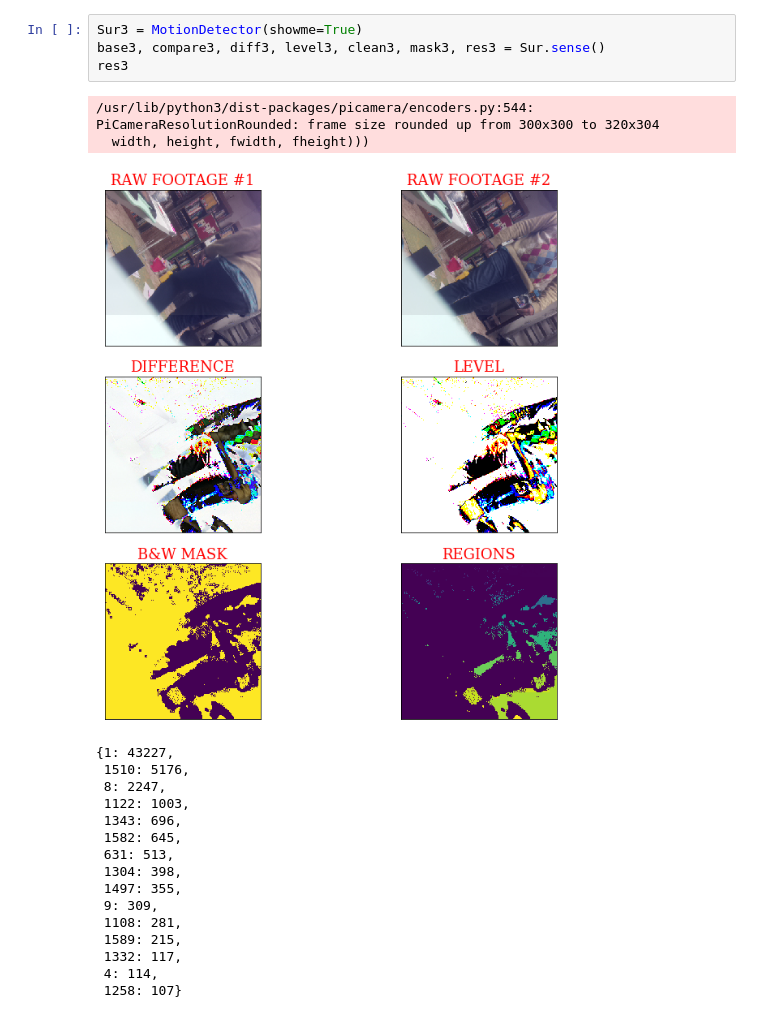
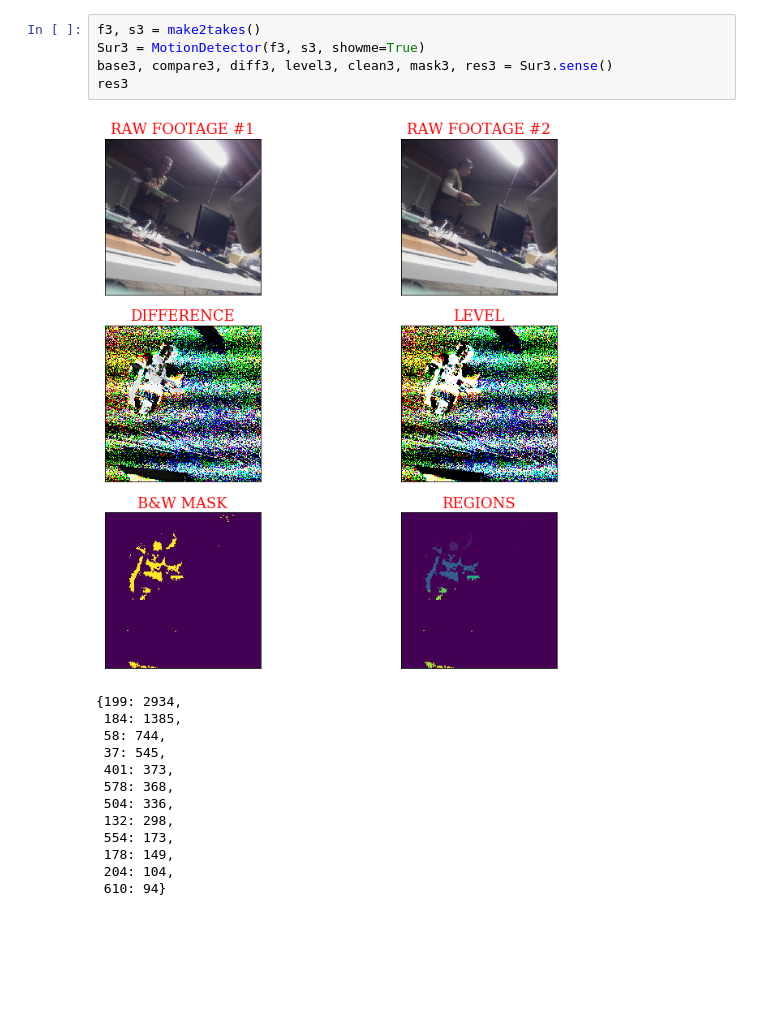
Before and after one commit to sunbee/Surveillor, a Jupyter notebook: DemoMotionDetector.ipynb, the cells around one changed output. Drawn from its saved outputs; the diff is of its cells as text; blank space fills up the shorter version.

```diff
--- a/DemoMotionDetector.ipynb
+++ b/DemoMotionDetector.ipynb
@@ -21,23 +52,19 @@ res2
 # %%
-Sur3 = MotionDetector(showme=True)
-base3, compare3, diff3, level3, clean3, mask3, res3 = Sur.sense()
+f3, s3 = make2takes()
+Sur3 = MotionDetector(f3, s3, showme=True)
+base3, compare3, diff3, level3, clean3, mask3, res3 = Sur3.sense()
 res3
 # %% [output]
+[figure, new version]
-/usr/lib/python3/dist-packages/picamera/encoders.py:544: PiCameraResolutionRounded: frame size rounded up from 300x300 to 320x304
-  width, height, fwidth, fheight)))
+{199: 2934,
+ 184: 1385,
+ 58: 744,
+ 37: 545,
+ 401: 373,
+ 578: 368,
+ 504: 336,
+ 132: 298,
+ 554: 173,
+ 178: 149,
+ 204: 104,
+ 610: 94}
-[figure, old version]
-{1: 43227,
- 1510: 5176,
- 8: 2247,
- 1122: 1003,
- 1343: 696,
- 1582: 645,
- 631: 513,
- 1304: 398,
- 1497: 355,
- 9: 309,
- 1108: 281,
- 1589: 215,
- 1332: 117,
- 4: 114,
- 1258: 107}
```
Also changed, not shown: parts of 5 cells of this notebook, 1 other file.
